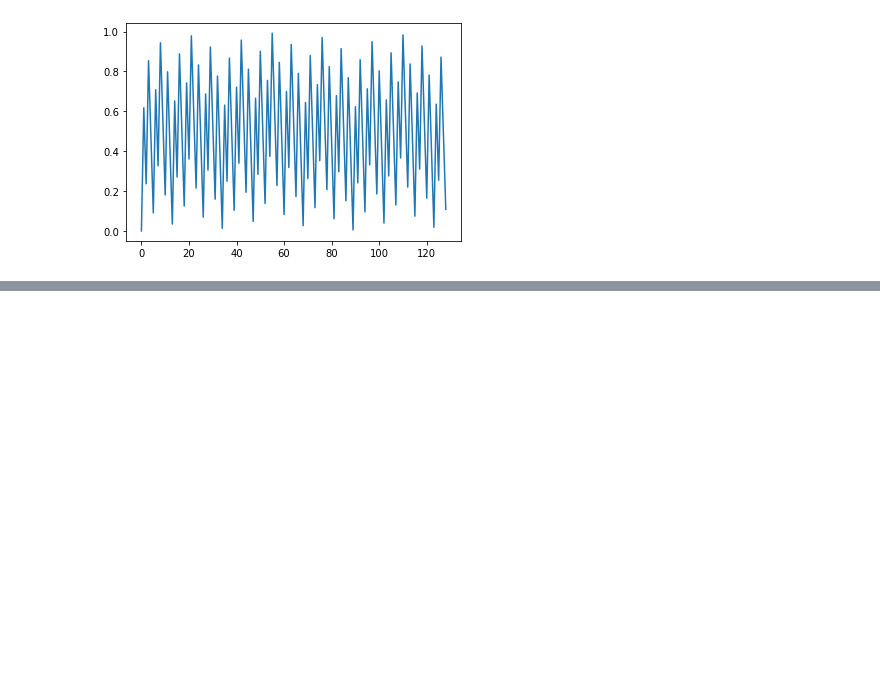
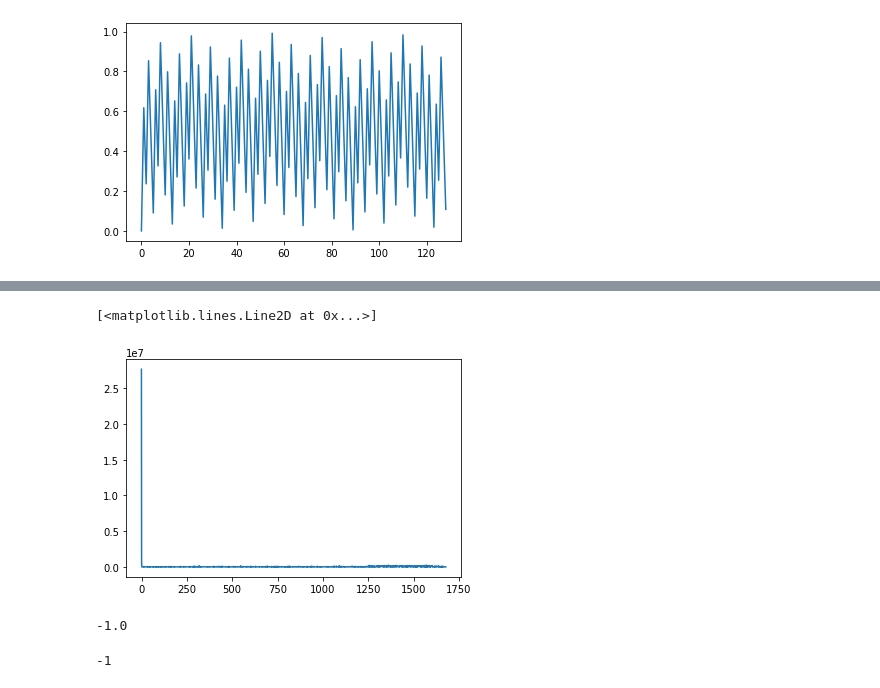
Before and after one commit to ImagingLectures/Quantitative-Big-Imaging-2021, a Jupyter notebook: Lectures/Lecture-07/PlayGround-07.ipynb, the cells around one changed output, grey strips where cells are left out. Cells and saved outputs as stored; diff of their text form; code cells hidden in the pictures; blank space fills up the shorter version.

```diff
--- a/Lectures/Lecture-07/PlayGround-07.ipynb
+++ b/Lectures/Lecture-07/PlayGround-07.ipynb
@@ -205,0 +252,9 @@ plt.plot(hsv[:,0])
+# %%
+plt.plot(a[:-1],h)
+# %% [output]
+[<matplotlib.lines.Line2D at 0x...>]
+[figure, added]
+# %%
+a[np.argmax(h)]+a[np.argmax(h)+1]
+# %% [output]
+-1.0
@@ -205,0 +265,4 @@ plt.plot(hsv[:,0])
+# %%
+ws.min()
+# %% [output]
+-1
```
Also changed, not shown: parts of 21 cells of this notebook, 2 other files.
